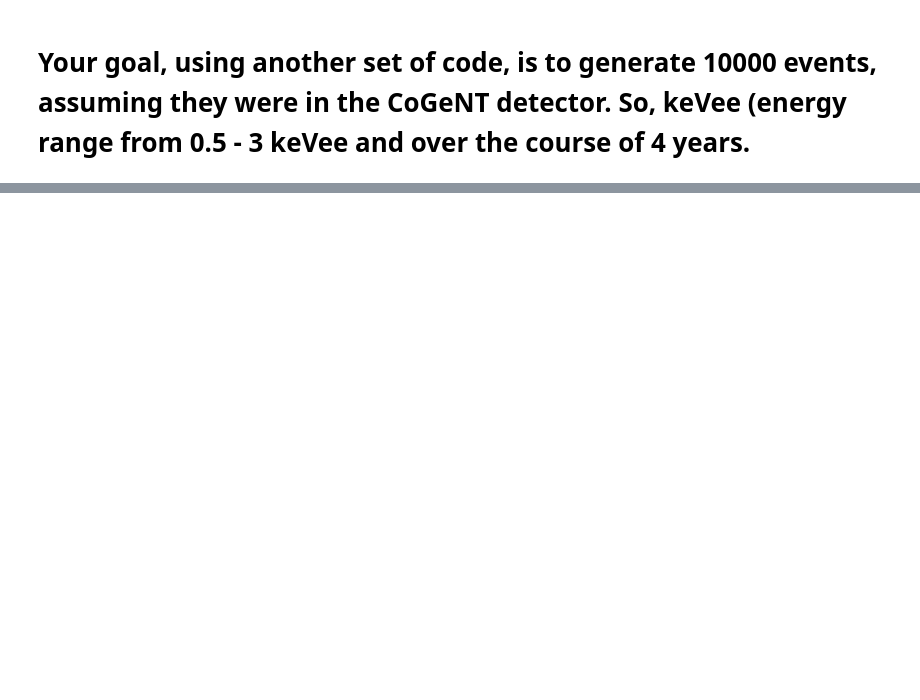
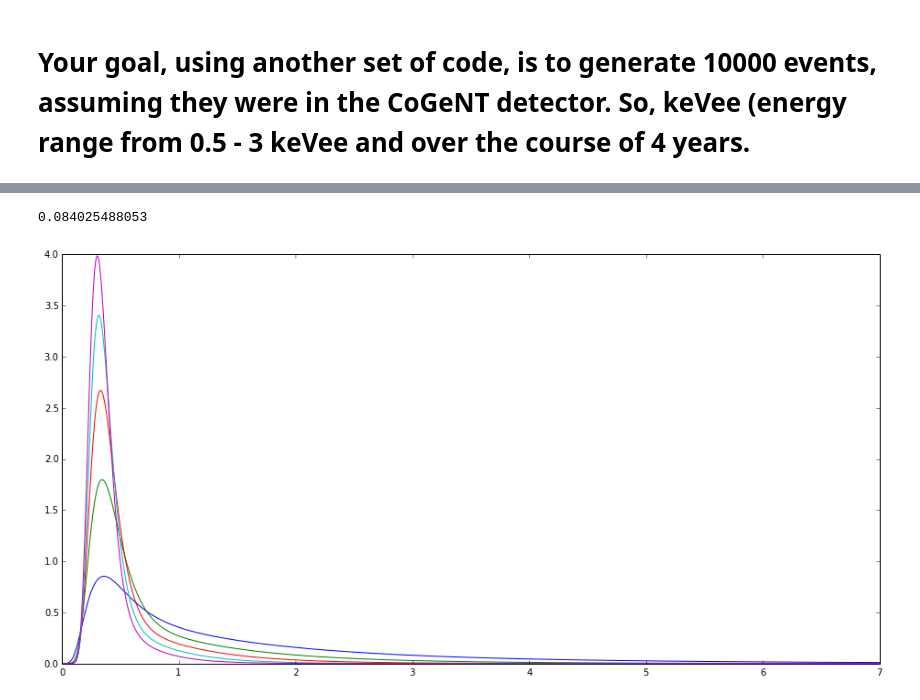
Before and after one commit to mattbellis/Siena_College_Ronnie_Rera, a Jupyter notebook: IPython Notebooks/generate_dm_data.ipynb, the cells around one changed output, grey strips where cells are left out. Drawn from its saved outputs; the diff is of its cells as text; code cells hidden in the pictures; blank space fills up the shorter version.

Commit message:
Added rise-time stuff

```diff
--- a/IPython Notebooks/generate_dm_data.ipynb
+++ b/IPython Notebooks/generate_dm_data.ipynb
@@ -64,0 +65,32 @@ h = plt.hist(days,bins=50)
+# %%
+import numpy as np
+from cogent_stuff import *
+
+# Using Nicole's simulated stuff
+fast_mean_rel_k = [0.431998,-1.525604,-0.024960]
+fast_sigma_rel_k = [-0.014644,5.745791,-6.168695]
+fast_num_rel_k = [-0.261322,5.553102,-5.9144]
+
+mu0 = [0.374145,0.628990,-1.369876]
+sigma0 = [1.383249,0.495044,0.263360]
+
+rise_time = 2.0
+energy = 1.0
+rt_fast = rise_time_prob_fast_exp_dist(rise_time,energy,mu0,sigma0,fast_mean_rel_k,fast_sigma_rel_k,fast_num_rel_k,0,7)
+
+print rt_fast
+# %% [output]
+0.084025488053
+# %%
+rise_time = np.linspace(0,7,1000)
+
+plt.figure(figsize=(16,8))
+
+for energies in [0.5,1.0,1.5,2.0,2.5]:
+    energy = energies*np.ones(1000)
+    rtf = rise_time_prob_fast_exp_dist(rise_time,energy,mu0,sigma0,fast_mean_rel_k,fast_sigma_rel_k,fast_num_rel_k,0,7)
+
+
+    plot(rise_time,rtf)
+# %% [output]
+[figure, added]
```
Also changed, not shown: parts of 5 cells of this notebook, 3 other files.
